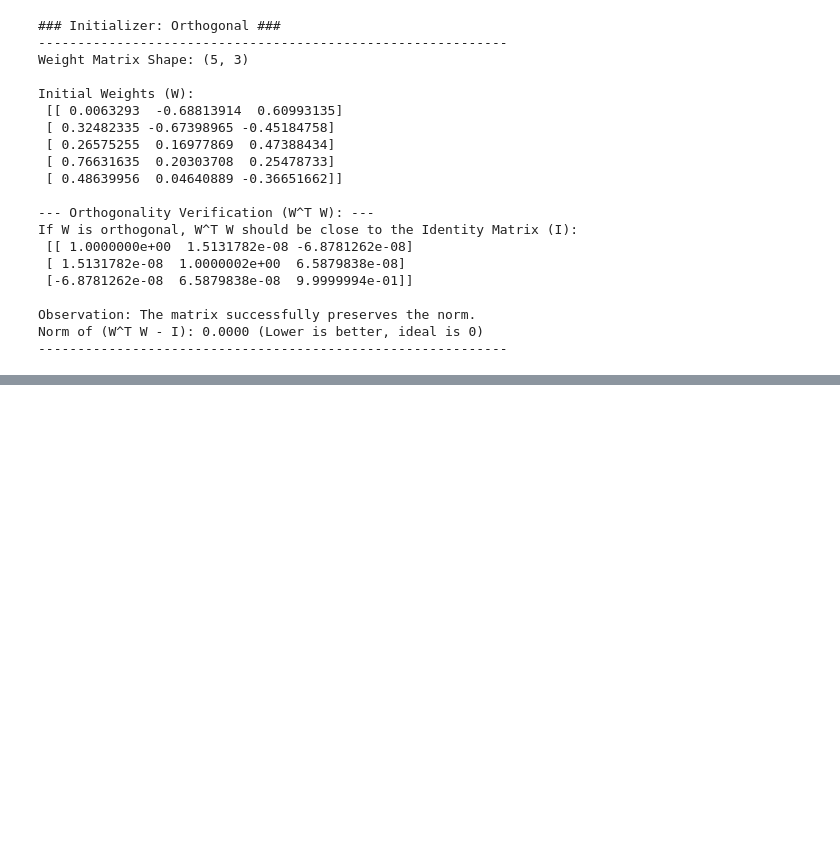
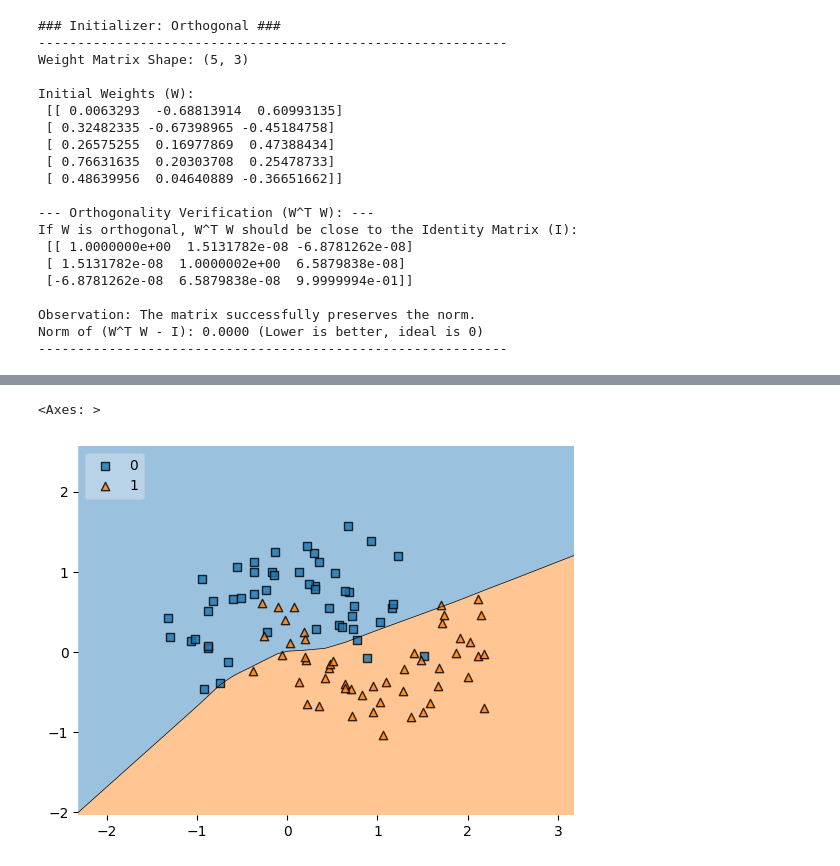
Before and after one commit to Naman-Agrawal19/DL, a Jupyter notebook: weight_initialization_techniques.ipynb, the cells around one changed output, grey strips where cells are left out. Cells and saved outputs as stored; diff of their text form; code cells hidden in the pictures; blank space fills up the shorter version.

Commit message:
Weight initialization techniques modified

```diff
--- a/weight_initialization_techniques.ipynb
+++ b/weight_initialization_techniques.ipynb
@@ -691,0 +803,10 @@ Norm of (W^T W - I): 0.0000 (Lower is better, ideal is 0)
+# %%
+model2 = Sequential()
+model2.add(Input(shape=(2,)))
+model2.add(Dense(10,activation='relu',kernel_initializer='he_normal'))
+model2.add(Dense(10,activation='relu',kernel_initializer='he_normal'))
+model2.add(Dense(10,activation='relu',kernel_initializer='he_normal'))
+model2.add(Dense(10,activation='relu',kernel_initializer='he_normal'))
+model2.add(Dense(1,activation='sigmoid'))
+
+model2.summary()
@@ -691,0 +831,20 @@ Norm of (W^T W - I): 0.0000 (Lower is better, ideal is 0)
+# %%
+def he_normal(fan_in, fan_out):
+    std_dev = np.sqrt(2 / fan_in)
+    weights = np.random.normal(0, std_dev, size=(fan_out, fan_in))
+    return weights
+
+initial_weights = model2.get_weights()
+
+initial_weights[0] = he_normal(10,2)
+initial_weights[1] = np.zeros(model.get_weights()[1].shape)
+initial_weights[2] = he_normal(10,10)
+initial_weights[3] = np.zeros(model.get_weights()[3].shape)
+initial_weights[4] = he_normal(10,10)
+initial_weights[5] = np.zeros(model.get_weights()[5].shape)
+initial_weights[6] = he_normal(10,10)
+initial_weights[7] = np.zeros(model.get_weights()[7].shape)
+initial_weights[8] = he_normal(1,10)
+initial_weights[9] = np.zeros(model.get_weights()[9].shape)
+
+model2.set_weights(initial_weights)
@@ -691,0 +871,6 @@ Norm of (W^T W - I): 0.0000 (Lower is better, ideal is 0)
+# %%
+model2.compile(loss='binary_crossentropy',optimizer='adam',metrics=['accuracy'])
+history = model2.fit(X,y,epochs=100,validation_split=0.2, verbose=0)
+# %%
+plot_decision_regions(X,y.astype('int'), clf=model2, legend=2)
+# %% [output]
@@ -691,0 +878,2 @@ Norm of (W^T W - I): 0.0000 (Lower is better, ideal is 0)
+<Axes: >
+[figure, added]
```
Also changed, not shown: parts of 25 cells of this notebook.
